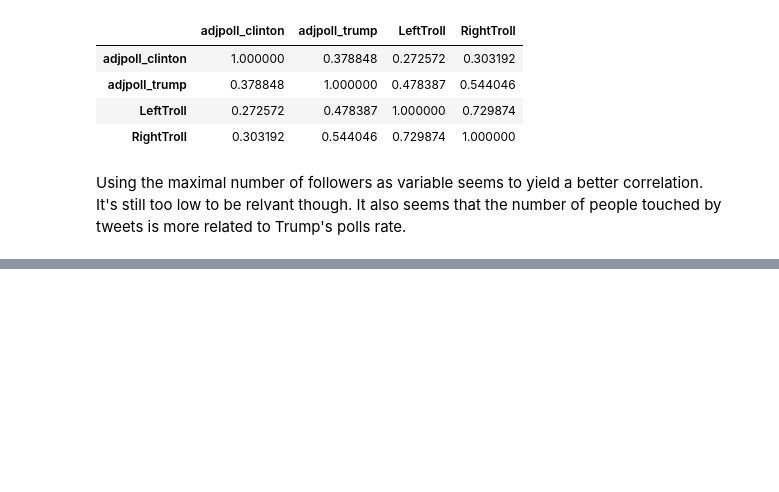
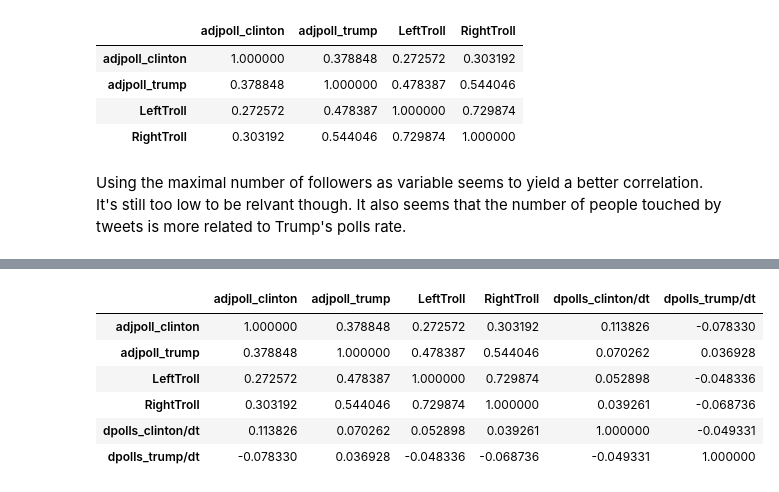
Before and after one commit to Jprost/ADA-Proj-18, a Jupyter notebook: Poll_Description_Analysis.ipynb, the cells around one changed output, grey strips where cells are left out. Drawn from its saved outputs; the diff is of its cells as text; code cells hidden in the pictures; blank space fills up the shorter version.

```diff
--- a/Poll_Description_Analysis.ipynb
+++ b/Poll_Description_Analysis.ipynb
@@ -640,0 +684,10 @@ Using the maximal number of followers as variable seems to yield a better correl
+# %%
+data_follower_dpolls.corr(method='spearman')
+# %% [output]
+|  | adjpoll_clinton | adjpoll_trump | LeftTroll | RightTroll | dpolls_clinton/dt | dpolls_trump/dt |
+| adjpoll_clinton | 1.000000 | 0.378848 | 0.272572 | 0.303192 | 0.113826 | -0.078330 |
+| adjpoll_trump | 0.378848 | 1.000000 | 0.478387 | 0.544046 | 0.070262 | 0.036928 |
+| LeftTroll | 0.272572 | 0.478387 | 1.000000 | 0.729874 | 0.052898 | -0.048336 |
+| RightTroll | 0.303192 | 0.544046 | 0.729874 | 1.000000 | 0.039261 | -0.068736 |
+| dpolls_clinton/dt | 0.113826 | 0.070262 | 0.052898 | 0.039261 | 1.000000 | -0.049331 |
+| dpolls_trump/dt | -0.078330 | 0.036928 | -0.048336 | -0.068736 | -0.049331 | 1.000000 |
```
Also changed, not shown: parts of 2 cells of this notebook.
